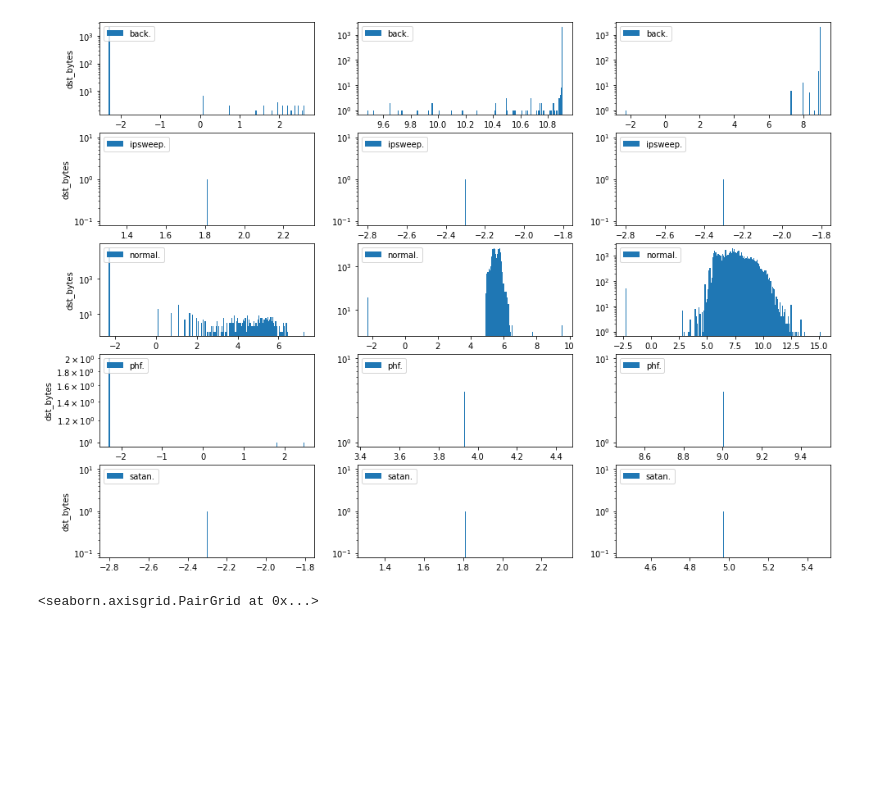
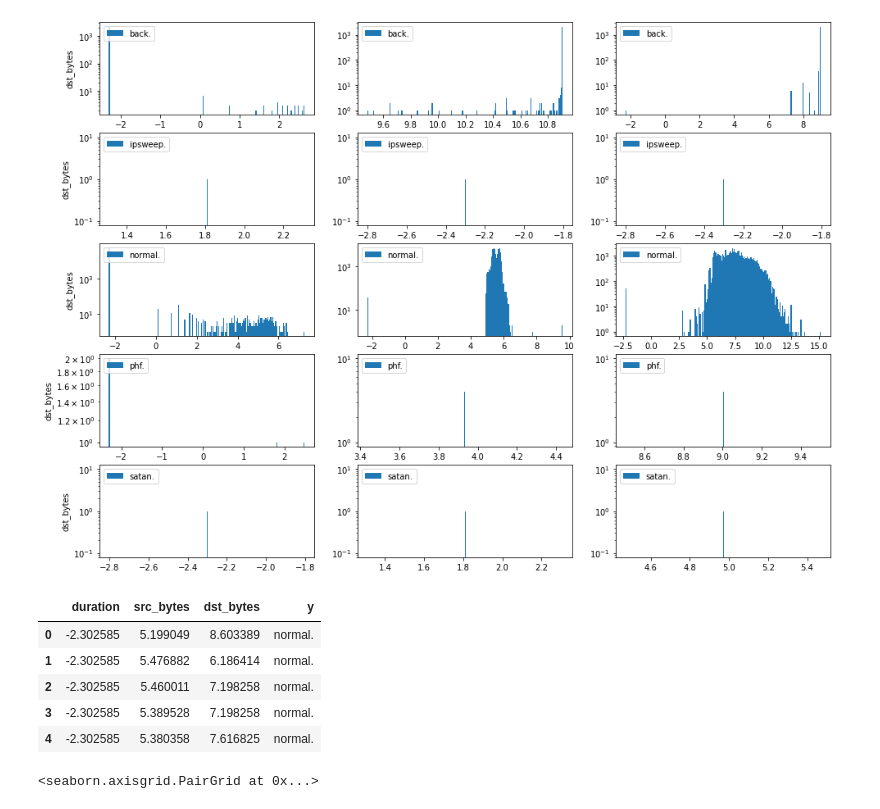
Before and after one commit to ritza-co/reviewnb-examples, a Jupyter notebook: kdd_cup/kdd_eda.ipynb, the cells around one changed output. Drawn from its saved outputs; the diff is of its cells as text; code cells hidden in the pictures; blank space fills up the shorter version.

Commit message:
Display dataframe

```diff
--- a/kdd_cup/kdd_eda.ipynb
+++ b/kdd_cup/kdd_eda.ipynb
@@ -181,6 +181,14 @@ for ti, target in enumerate(target_values):
 # %%
 # Add y value to feature data for pairplot
 dfd["y"] = dft["target"].values
+dfd.head()
+# %% [output]
+|  | duration | src_bytes | dst_bytes | y |
+| 0 | -2.302585 | 5.199049 | 8.603389 | normal. |
+| 1 | -2.302585 | 5.476882 | 6.186414 | normal. |
+| 2 | -2.302585 | 5.460011 | 7.198258 | normal. |
+| 3 | -2.302585 | 5.389528 | 7.198258 | normal. |
+| 4 | -2.302585 | 5.380358 | 7.616825 | normal. |
 # %%
 # Plot a pairplot for all features
 sns.pairplot(dfd, height=4, hue="y", palette="tab10")
```
